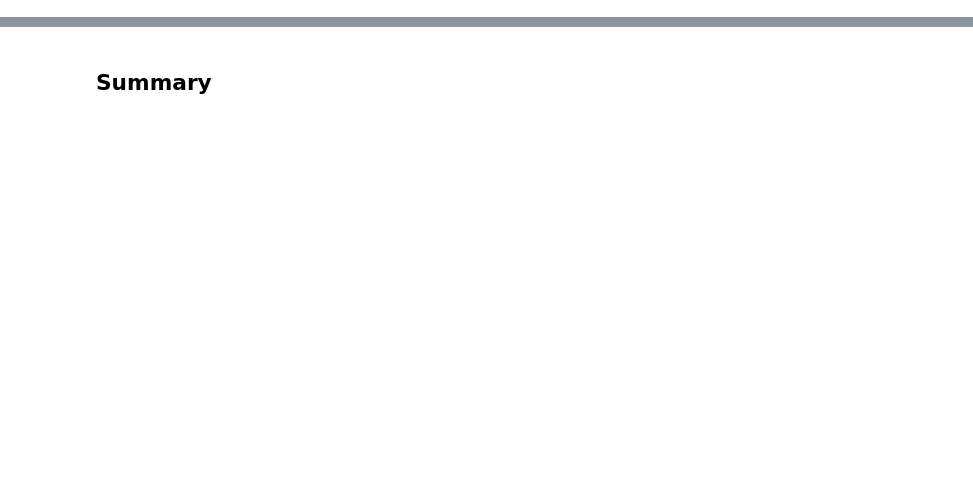
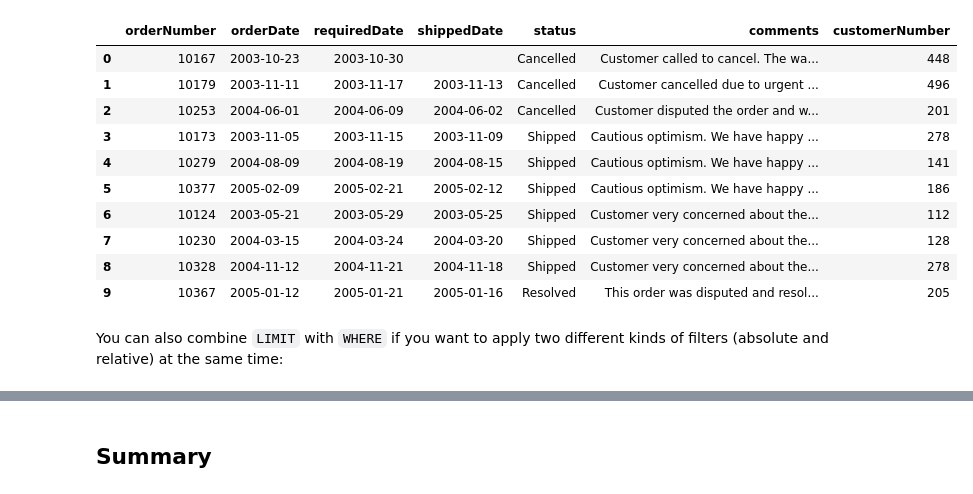
Before and after one commit to learn-co-curriculum/dsc-ordering-and-limiting, a Jupyter notebook: index.ipynb, the cells around one changed output, grey strips where cells are left out. Saved outputs shown, nothing was run; the diff lists cells and outputs as text; code cells hidden in the pictures; blank space fills up the shorter version.

```diff
--- a/index.ipynb
+++ b/index.ipynb
@@ -480,0 +371,21 @@ You may see this in the future. Don't let it trip you up!
+# %%
+pd.read_sql("""
+SELECT *
+  FROM orders
+ ORDER BY length(comments) DESC
+ LIMIT 10;
+""", conn)
+# %% [output]
+|  | orderNumber | orderDate | requiredDate | shippedDate | status | comments | customerNumber |
+| 0 | 10167 | 2003-10-23 | 2003-10-30 |  | Cancelled | Customer called to cancel. The wa... | 448 |
+| 1 | 10179 | 2003-11-11 | 2003-11-17 | 2003-11-13 | Cancelled | Customer cancelled due to urgent ... | 496 |
+| 2 | 10253 | 2004-06-01 | 2004-06-09 | 2004-06-02 | Cancelled | Customer disputed the order and w... | 201 |
+| 3 | 10173 | 2003-11-05 | 2003-11-15 | 2003-11-09 | Shipped | Cautious optimism. We have happy ... | 278 |
+| 4 | 10279 | 2004-08-09 | 2004-08-19 | 2004-08-15 | Shipped | Cautious optimism. We have happy ... | 141 |
+| 5 | 10377 | 2005-02-09 | 2005-02-21 | 2005-02-12 | Shipped | Cautious optimism. We have happy ... | 186 |
+| 6 | 10124 | 2003-05-21 | 2003-05-29 | 2003-05-25 | Shipped | Customer very concerned about the... | 112 |
+| 7 | 10230 | 2004-03-15 | 2004-03-24 | 2004-03-20 | Shipped | Customer very concerned about the... | 128 |
+| 8 | 10328 | 2004-11-12 | 2004-11-21 | 2004-11-18 | Shipped | Customer very concerned about the... | 278 |
+| 9 | 10367 | 2005-01-12 | 2005-01-21 | 2005-01-16 | Resolved | This order was disputed and resol... | 205 |
+# %% [markdown]
+You can also combine `LIMIT` with `WHERE` if you want to apply two different kinds of filters (absolute and relative) at the same time:
```
Also changed, not shown: parts of 92 cells of this notebook, 4 other files.
